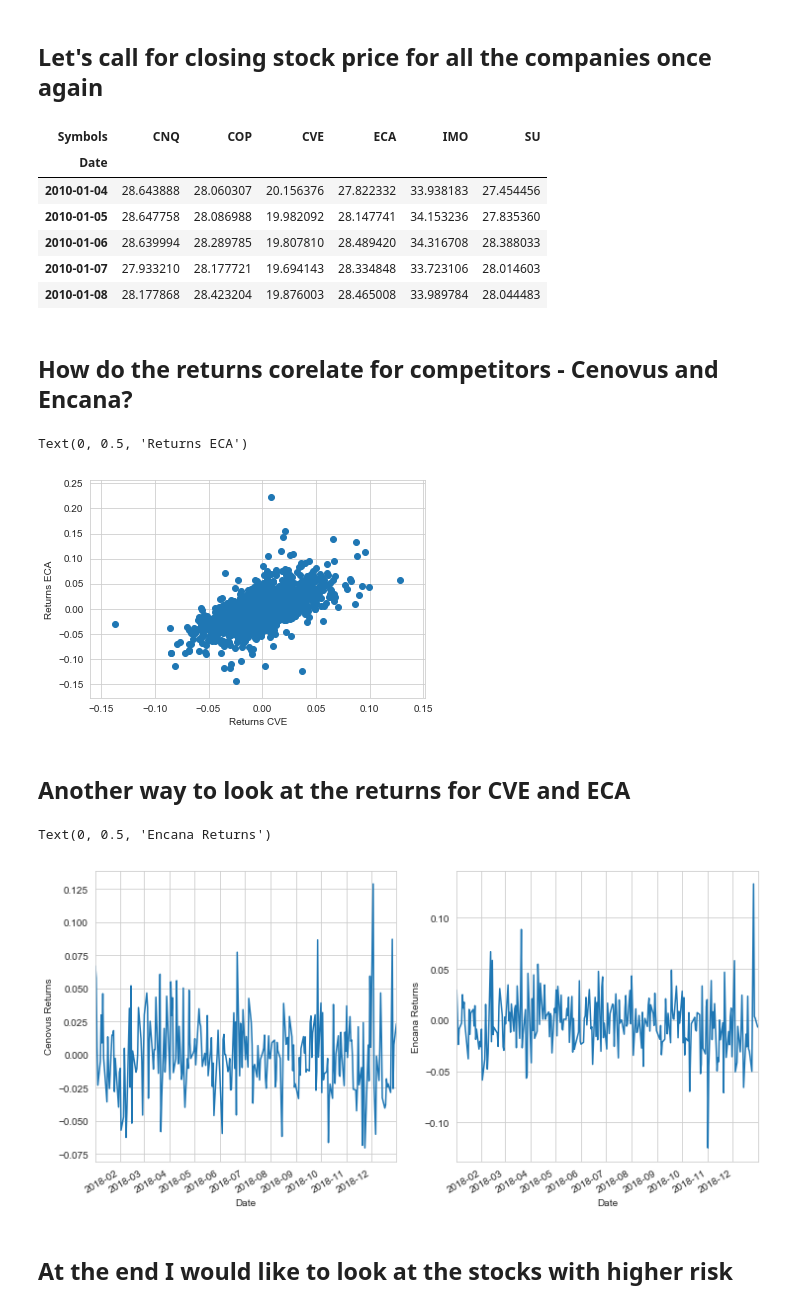
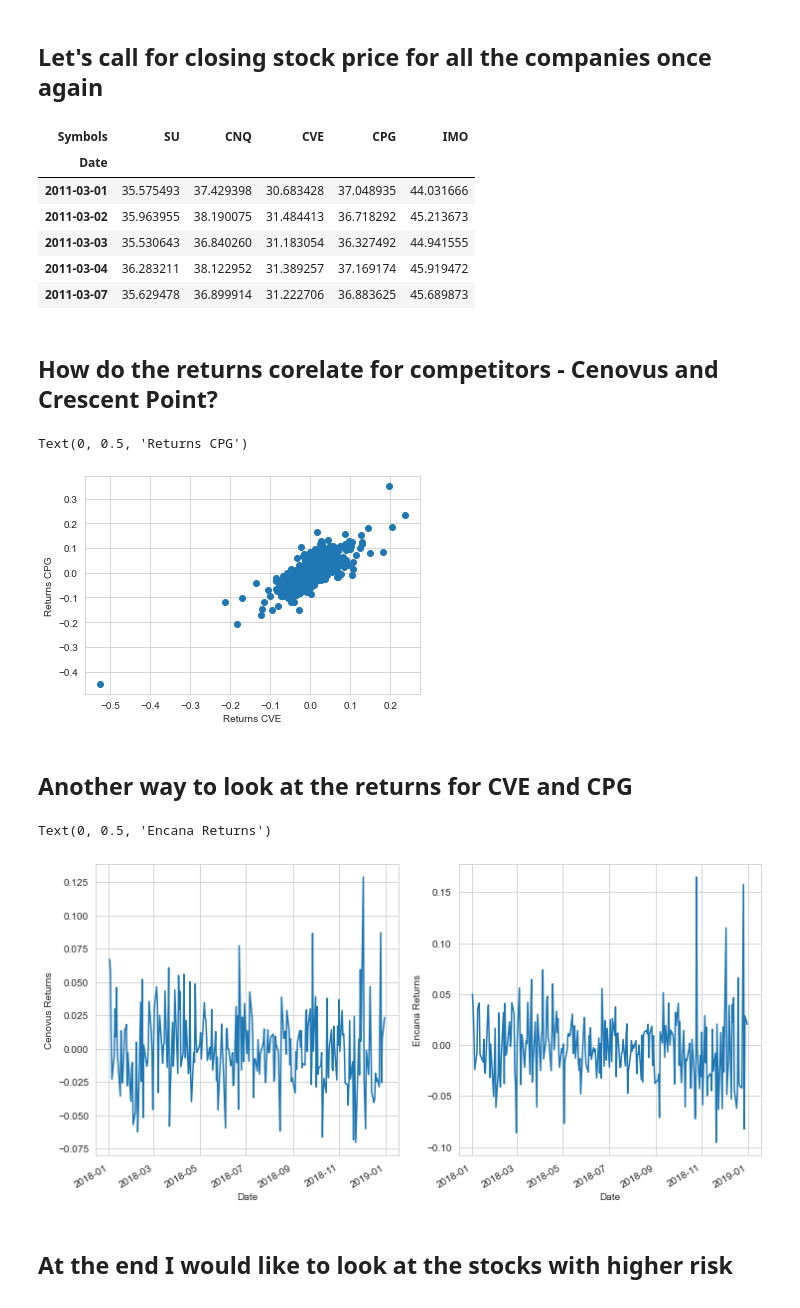
Before and after one commit to vadimsavenkov/Stock-Price-Analysis, a Jupyter notebook: Stock_Analysis.ipynb, the cells around one changed output. Saved outputs shown, nothing was run; the diff lists cells and outputs as text; code cells hidden in the pictures.

```diff
--- a/Stock_Analysis.ipynb
+++ b/Stock_Analysis.ipynb
@@ -27,13 +27,12 @@ sns.set_style('whitegrid')
 # %% [markdown]
 ## Use Pandas Web Datareader to download the stocks prices for large Alberta oil producers from Yahoo Finance
 # %%
-start = datetime.datetime(2010, 1, 1)
-end = datetime.datetime(2019, 8, 1)
+start = datetime.datetime(2011, 3, 1)
+end = datetime.datetime(2021, 3, 1)
 
 Suncor = web.DataReader("SU", 'yahoo', start, end)
-Encana = web.DataReader("ECA", 'yahoo', start, end)
 CNRL = web.DataReader("CNQ", 'yahoo', start, end)
 Cenovus = web.DataReader("CVE", 'yahoo', start, end)
-Conoco = web.DataReader("COP", 'yahoo', start, end)
+CrescentPoint = web.DataReader("CPG", 'yahoo', start, end)
 Imperial = web.DataReader("IMO", 'yahoo', start, end)
 # %% [markdown]
@@ -62,8 +61,8 @@ Imperial.tail()
 ## Concatinate all datasets into a single dataset 'cop' ('canadian oil producers) and check the head of the dataset
 # %%
 #stocks list for combined dataset
-stocks = ["SU", "ECA", "CNQ", "CVE", "COP", "IMO"]
+stocks = ["SU", "CNQ", "CVE", "CPG", "IMO"]
 #concatinating data into Canadian Oil Producers
-cop = pd.concat([Suncor, Encana, CNRL, Cenovus, Conoco, Imperial], axis=1, keys=stocks)
+cop = pd.concat([Suncor, CNRL, Cenovus, CrescentPoint, Imperial], axis=1, keys=stocks)
 cop.head()
 # %% [output]
@@ -302,44 +292,44 @@ Cenovus['Adj Close'].ix['2018-01-01':'2018-12-31'].ta_plot(study='boll')
 cop = web.DataReader(stocks,'yahoo',start=start,end=end)['Adj Close']
 cop.head()
 # %% [output]
-| Symbols | CNQ | COP | CVE | ECA | IMO | SU |
-| Date |  |  |  |  |  |  |
-| 2010-01-04 | 28.643888 | 28.060307 | 20.156376 | 27.822332 | 33.938183 | 27.454456 |
-| 2010-01-05 | 28.647758 | 28.086988 | 19.982092 | 28.147741 | 34.153236 | 27.835360 |
-| 2010-01-06 | 28.639994 | 28.289785 | 19.807810 | 28.489420 | 34.316708 | 28.388033 |
-| 2010-01-07 | 27.933210 | 28.177721 | 19.694143 | 28.334848 | 33.723106 | 28.014603 |
-| 2010-01-08 | 28.177868 | 28.423204 | 19.876003 | 28.465008 | 33.989784 | 28.044483 |
+| Symbols | SU | CNQ | CVE | CPG | IMO |
+| Date |  |  |  |  |  |
+| 2011-03-01 | 35.575493 | 37.429398 | 30.683428 | 37.048935 | 44.031666 |
+| 2011-03-02 | 35.963955 | 38.190075 | 31.484413 | 36.718292 | 45.213673 |
+| 2011-03-03 | 35.530643 | 36.840260 | 31.183054 | 36.327492 | 44.941555 |
+| 2011-03-04 | 36.283211 | 38.122952 | 31.389257 | 37.169174 | 45.919472 |
+| 2011-03-07 | 35.629478 | 36.899914 | 31.222706 | 36.883625 | 45.689873 |
 # %% [markdown]
-## How do the returns corelate for competitors - Cenovus and Encana?
+## How do the returns corelate for competitors - Cenovus and Crescent Point?
 # %%
 cop_comp = cop.pct_change()
 
 corr = cop_comp.corr()
 # %%
-plt.scatter(cop_comp.CVE,cop_comp.ECA)
+plt.scatter(cop_comp.CVE,cop_comp.CPG)
 plt.xlabel('Returns CVE')
-plt.ylabel('Returns ECA')
-## We can see some positive correlations - the higher CVE, the higher ECA
+plt.ylabel('Returns CPG')
+## We can see some positive correlations - the higher CVE, the higher CPG
 # %% [output]
-Text(0, 0.5, 'Returns ECA')
+Text(0, 0.5, 'Returns CPG')
-[figure, old version]
+[figure, new version]
 # %% [markdown]
-## Another way to look at the returns for CVE and ECA
+## Another way to look at the returns for CVE and CPG
 # %%
 CVE_ret = Cenovus['Adj Close'] / Cenovus['Adj Close'].shift(1) - 1
-ECA_ret = Encana['Adj Close'] / Encana['Adj Close'].shift(1) - 1
+CPG_ret = CrescentPoint['Adj Close'] / CrescentPoint['Adj Close'].shift(1) - 1
 
 
 fig, axes = plt.subplots(ncols=2, figsize=(10, 4))
 
-CVE_ret.ix['2018-01-01':'2018-12-31'].plot(figsize=(12,6), label='return', ax=axes[0])
+CVE_ret.loc['2018-01-01':'2018-12-31'].plot(figsize=(12,6), label='return', ax=axes[0])
 axes[0].set_ylabel('Cenovus Returns')
-ECA_ret.ix['2018-01-01':'2018-12-31'].plot(figsize=(12,6), label='return', ax=axes[1])
+CPG_ret.loc['2018-01-01':'2018-12-31'].plot(figsize=(12,6), label='return', ax=axes[1])
 axes[1].set_ylabel('Encana Returns')
 #plt.tight_layout()
 # %% [output]
 Text(0, 0.5, 'Encana Returns')
-[figure, old version]
+[figure, new version]
 # %% [markdown]
 ## At the end I would like to look at the stocks with higher risk
 # %%
```
Also changed, not shown: parts of 33 cells of this notebook.
